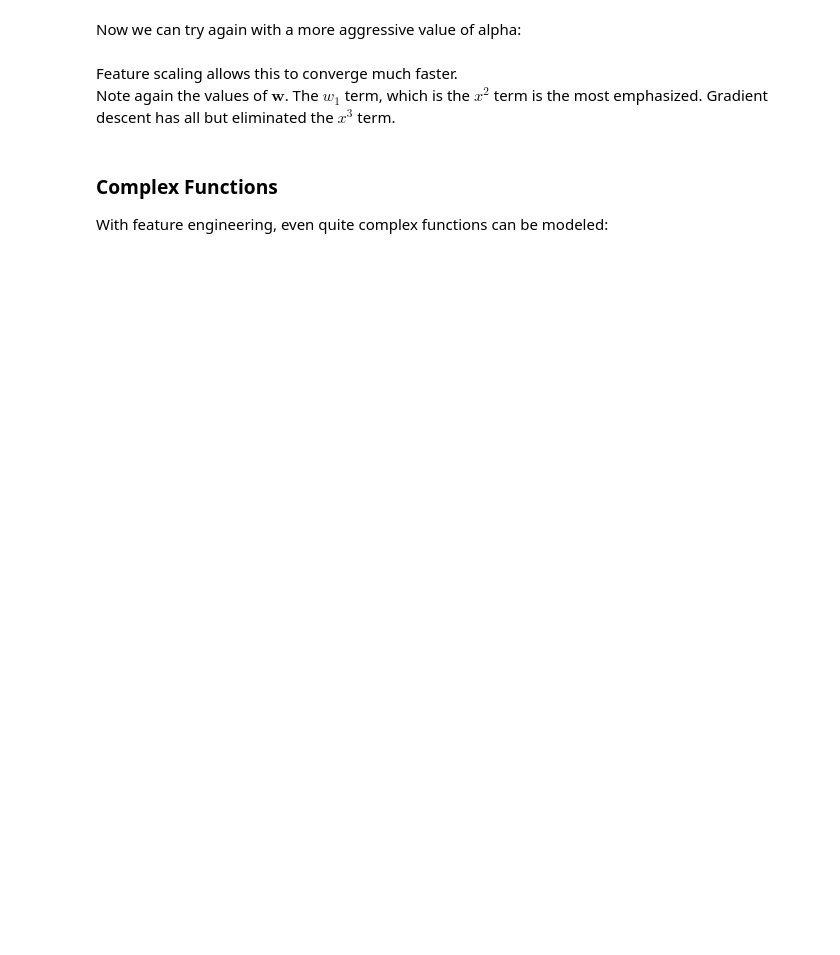
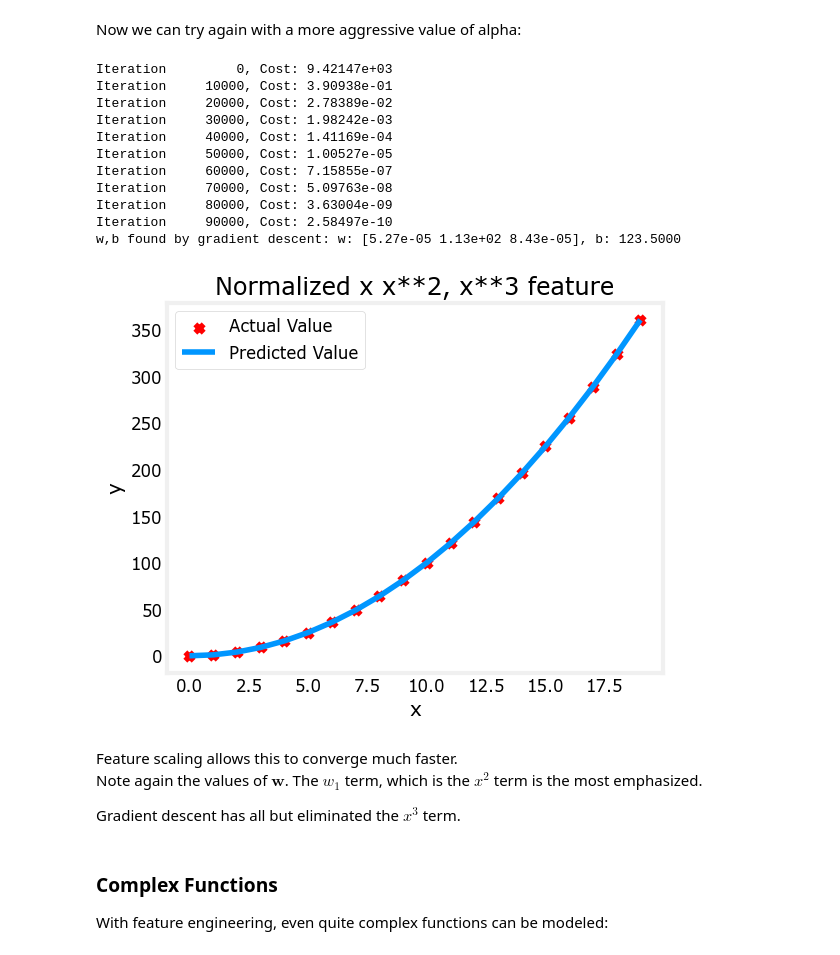
Before and after one commit to AntonioDiaz/machine-learning-specialization, a Jupyter notebook: 02_week/C1_W2_Lab04_FeatEng_PolyReg_Soln.ipynb, the cells around one changed output. Cells and saved outputs as stored; diff of their text form; code cells hidden in the pictures; blank space fills up the shorter version.

```diff
--- a/02_week/C1_W2_Lab04_FeatEng_PolyReg_Soln.ipynb
+++ b/02_week/C1_W2_Lab04_FeatEng_PolyReg_Soln.ipynb
@@ -164,17 +233,37 @@ Now we can try again with a more aggressive value of alpha:
 # %%
 x = np.arange(0,20,1)
 y = x**2
 
 X = np.c_[x, x**2, x**3]
 X = zscore_normalize_features(X)
 
 model_w, model_b = run_gradient_descent_feng(X, y, iterations=100000, alpha=1e-1)
 
-plt.scatter(x, y, marker='x', c='r', label="Actual Value"); plt.title("Normalized x x**2, x**3 feature")
-plt.plot(x,X@model_w + model_b, label="Predicted Value"); plt.xlabel("x"); plt.ylabel("y"); plt.legend(); plt.show()
+plt.scatter(x, y, marker='x', c='r', label="Actual Value")
+plt.title("Normalized x x**2, x**3 feature")
+plt.plot(x,X@model_w + model_b, label="Predicted Value")
+plt.xlabel("x")
+plt.ylabel("y")
+plt.legend()
+plt.show()
+# %% [output]
+Iteration         0, Cost: 9.42147e+03
+Iteration     10000, Cost: 3.90938e-01
+Iteration     20000, Cost: 2.78389e-02
+Iteration     30000, Cost: 1.98242e-03
+Iteration     40000, Cost: 1.41169e-04
+Iteration     50000, Cost: 1.00527e-05
+Iteration     60000, Cost: 7.15855e-07
+Iteration     70000, Cost: 5.09763e-08
+Iteration     80000, Cost: 3.63004e-09
+Iteration     90000, Cost: 2.58497e-10
+w,b found by gradient descent: w: [5.27e-05 1.13e+02 8.43e-05], b: 123.5000
+[figure, added]
 # %% [markdown]
 Feature scaling allows this to converge much faster.
-Note again the values of $\mathbf{w}$. The $w_1$ term, which is the $x^2$ term is the most emphasized. Gradient descent has all but eliminated the $x^3$ term.
+Note again the values of $\mathbf{w}$. The $w_1$ term, which is the $x^2$ term is the most emphasized.
+
+Gradient descent has all but eliminated the $x^3$ term.
 # %% [markdown]
 ### Complex Functions
 With feature engineering, even quite complex functions can be modeled:
```
Also changed, not shown: parts of 14 cells of this notebook.
